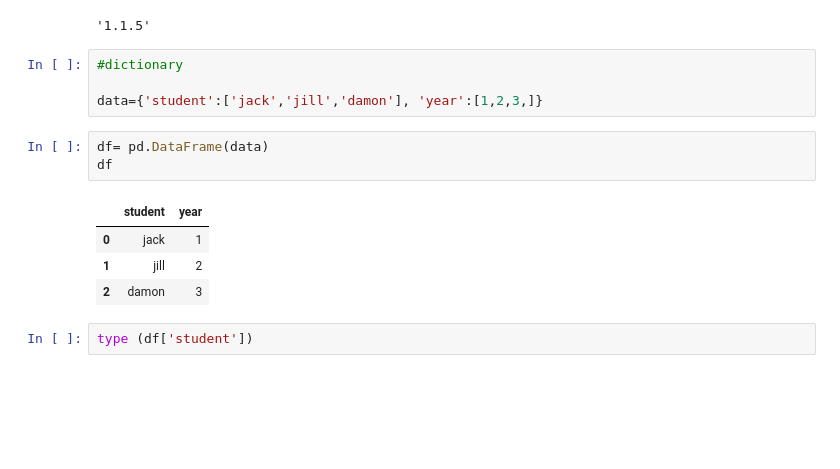
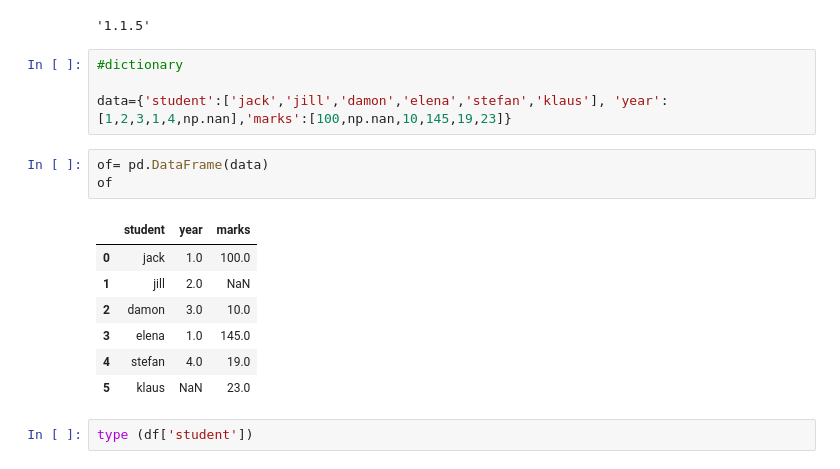
Before and after one commit to sanjana1391/Sanjana-DAML-2021-22, a Jupyter notebook: pandas.ipynb, the cells around one changed output. Saved outputs shown, nothing was run; the diff lists cells and outputs as text; blank space fills up the shorter version.

```diff
--- a/pandas.ipynb
+++ b/pandas.ipynb
@@ -12,15 +12,18 @@ pd.__version__
 # %%
 #dictionary
 
-data={'student':['jack','jill','damon'], 'year':[1,2,3,]}
+data={'student':['jack','jill','damon','elena','stefan','klaus'], 'year':[1,2,3,1,4,np.nan],'marks':[100,np.nan,10,145,19,23]}
 # %%
-df= pd.DataFrame(data)
-df
+of= pd.DataFrame(data)
+of
 # %% [output]
-|  | student | year |
-| 0 | jack | 1 |
-| 1 | jill | 2 |
-| 2 | damon | 3 |
+|  | student | year | marks |
+| 0 | jack | 1.0 | 100.0 |
+| 1 | jill | 2.0 | NaN |
+| 2 | damon | 3.0 | 10.0 |
+| 3 | elena | 1.0 | 145.0 |
+| 4 | stefan | 4.0 | 19.0 |
+| 5 | klaus | NaN | 23.0 |
 # %%
 type (df['student'])
 # %% [output]
```
Also changed, not shown: parts of 17 cells of this notebook.
